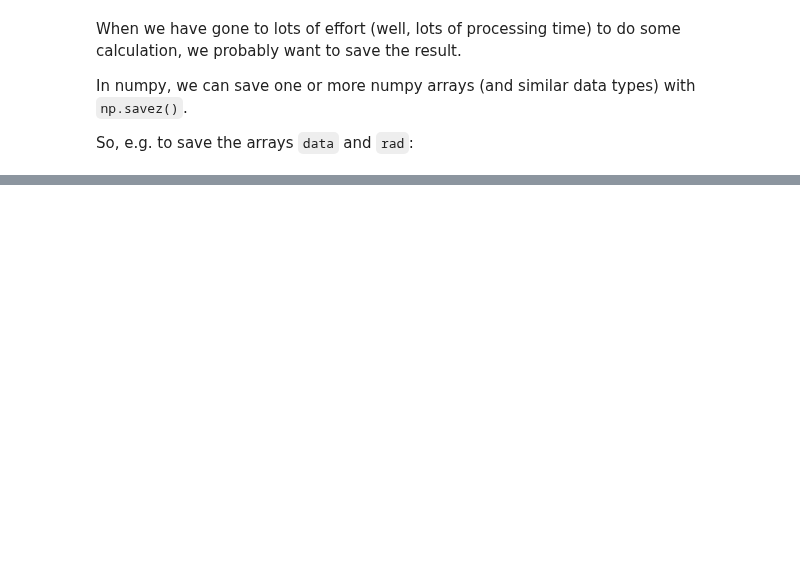
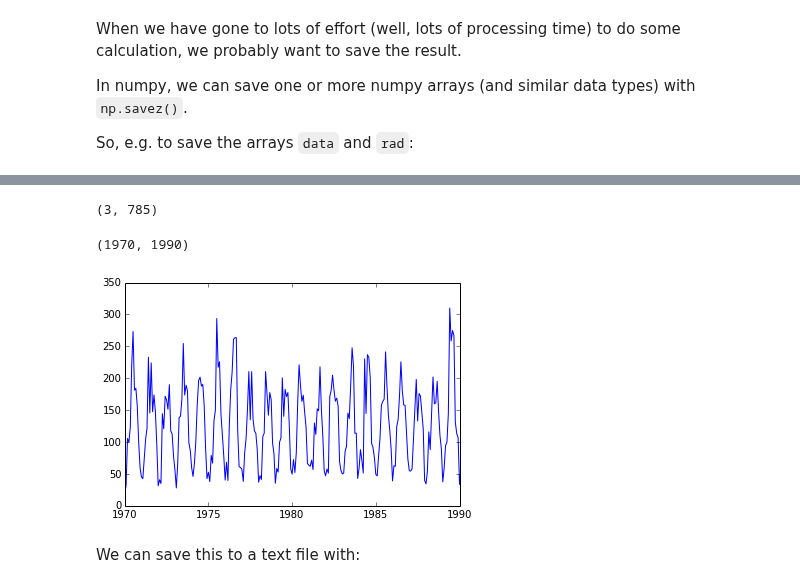
Before and after one commit to profLewis/geogg122, a Jupyter notebook: Chapter3_Scientific_Numerical_Python/Scientific_Numerical_Python.ipynb, the cells around one changed output, grey strips where cells are left out. Cells and saved outputs as stored; diff of their text form; code cells hidden in the pictures; blank space fills up the shorter version.

```diff
--- a/Chapter3_Scientific_Numerical_Python/Scientific_Numerical_Python.ipynb
+++ b/Chapter3_Scientific_Numerical_Python/Scientific_Numerical_Python.ipynb
@@ -1305,0 +1342,32 @@ Come along to the feedback session prepared to *explain* how your code operates
+# %%
+# read sun hours from the heathrow data file
+
+filename = 'files/data/heathrowdata.txt'
+
+# In this dataset, we need to know what
+# to do when we get '---' in the dataset
+# so we set up a
+# translation dictionary
+def awkward(x):
+    if x == '---':
+        return np.nan
+    return x
+
+trans = {6: awkward}
+
+# skip the first 7 rows
+# use the awkward translation for column 6
+# unpack gets the shape the right way around
+sun_hrs = np.loadtxt(filename,skiprows=7,usecols=[0,1,6],converters=trans,unpack=True)
+
+print sun_hrs.shape
+# plot decimal year and sun hours
+plt.plot(sun_hrs[0]+sun_hrs[1]/12.,sun_hrs[2])
+# zoom in to 1970 to 1990
+plt.xlim(1970,1990)
+# %% [output]
+(3, 785)
+(1970, 1990)
+[figure, added]
+# %% [markdown]
+We can save this to a text file with:
```
Also changed, not shown: parts of 41 cells of this notebook, 12 other files.
